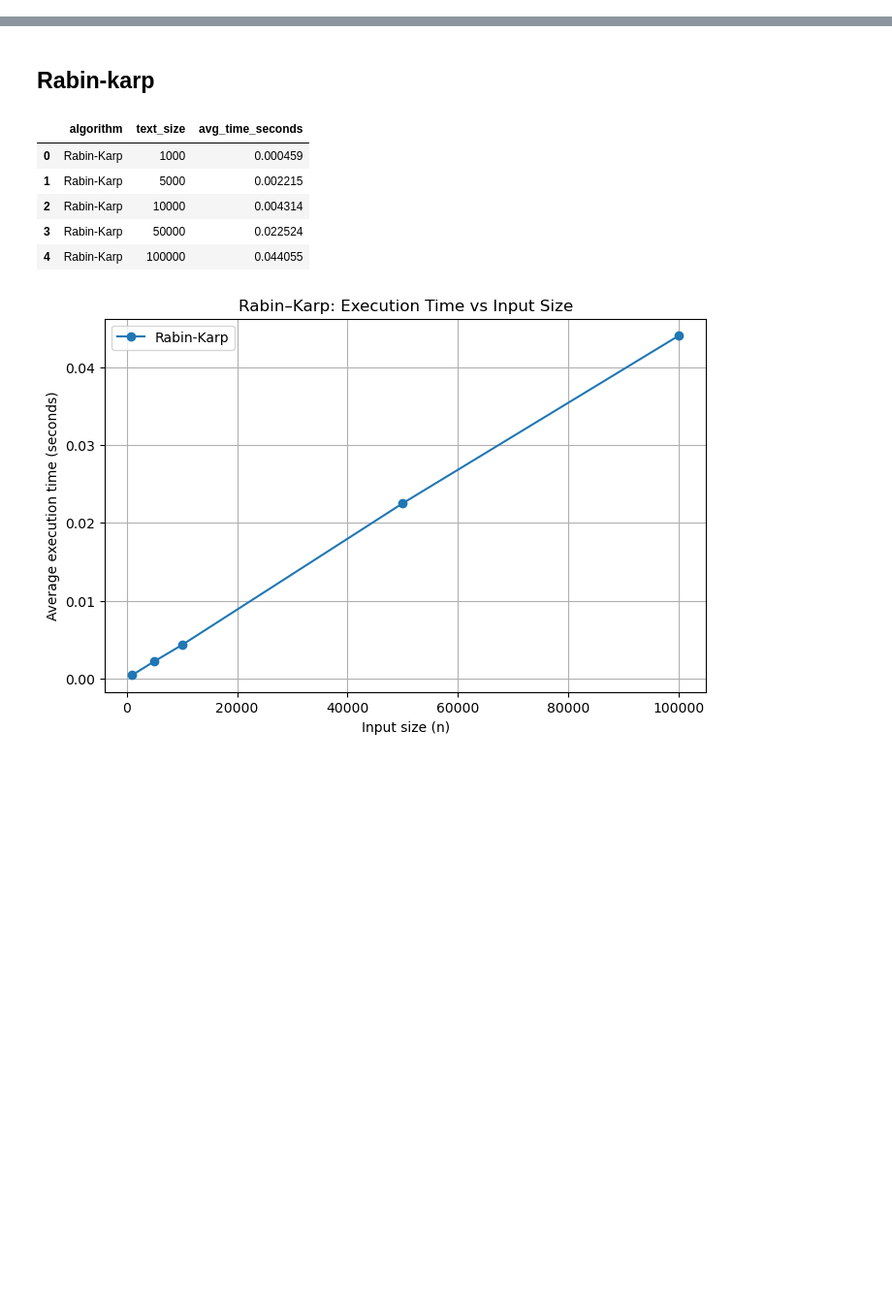
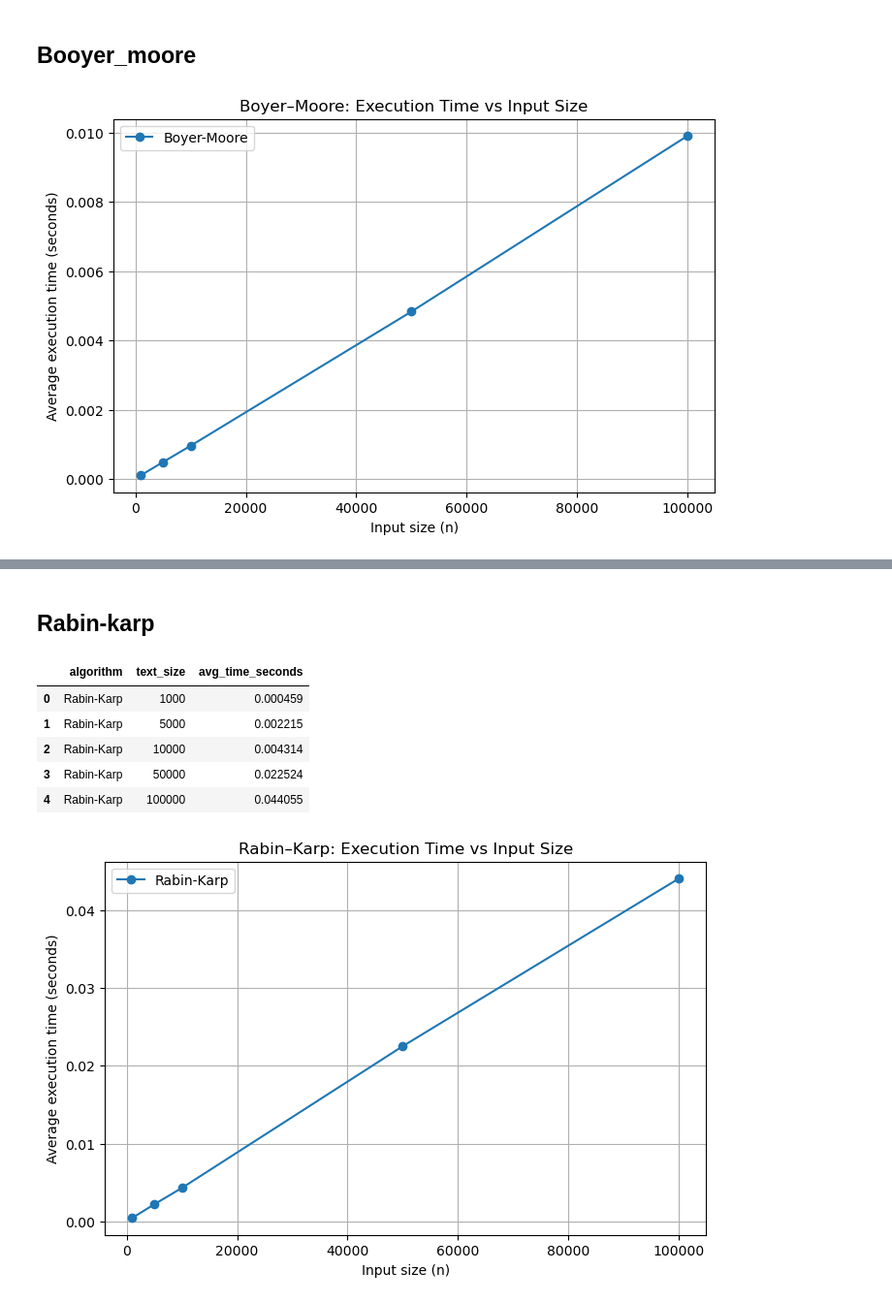
Before and after one commit to Karol2905/string-matching-algorithm-analysis, a Jupyter notebook: analysis.ipynb, the cells around one changed output, grey strips where cells are left out. Shown at 97% size. Cells and saved outputs as stored; diff of their text form; code cells hidden in the pictures; blank space fills up the shorter version.

Commit message:
kmp and boyer moore

```diff
--- a/analysis.ipynb
+++ b/analysis.ipynb
@@ -0,0 +1,24 @@
+# %% [markdown]
+## Booyer_moore
+# %%
+import pandas as pd
+import matplotlib.pyplot as plt
+
+df_bm = pd.read_csv("experiments/boyer_moore_results.csv")
+
+plt.figure(figsize=(8, 5))
+plt.plot(
+    df_bm["text_size"],
+    df_bm["avg_time_seconds"],
+    marker="o",
+    label="Boyer-Moore"
+)
+
+plt.xlabel("Input size (n)")
+plt.ylabel("Average execution time (seconds)")
+plt.title("Boyer–Moore: Execution Time vs Input Size")
+plt.grid(True)
+plt.legend()
+plt.show()
+# %% [output]
+[figure, added]
```
Also changed, not shown: parts of 5 cells of this notebook, 9 other files.
